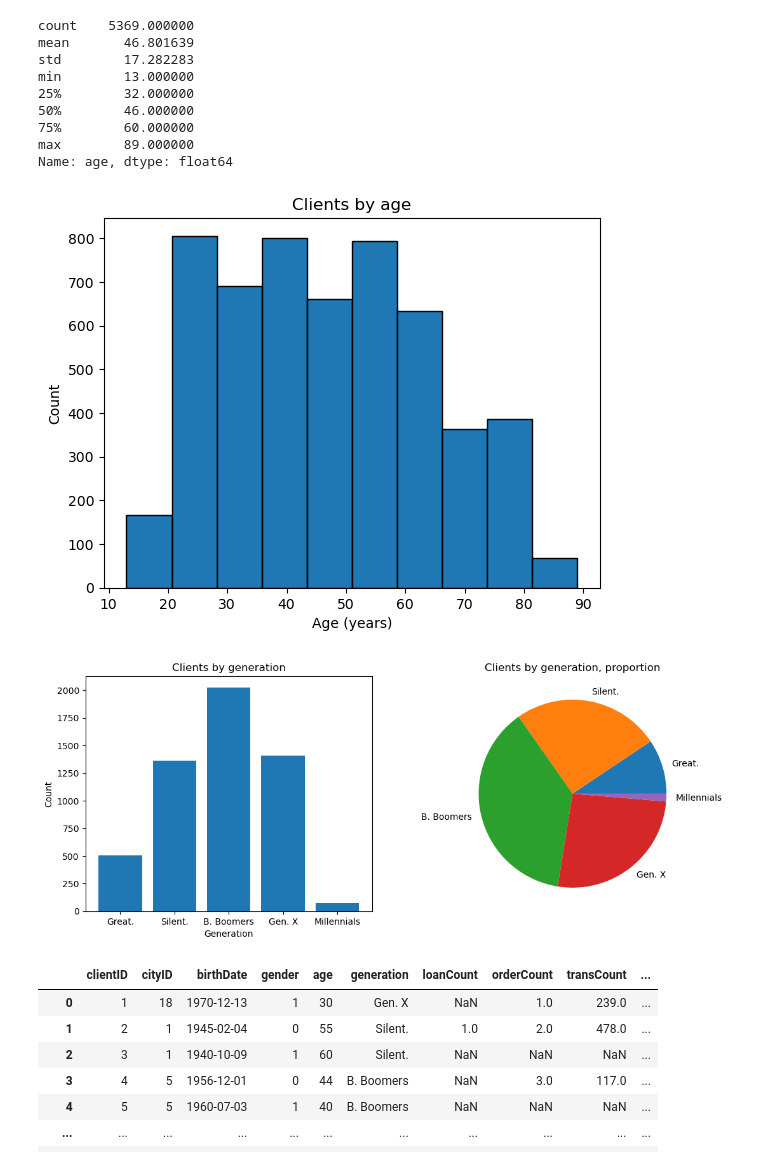
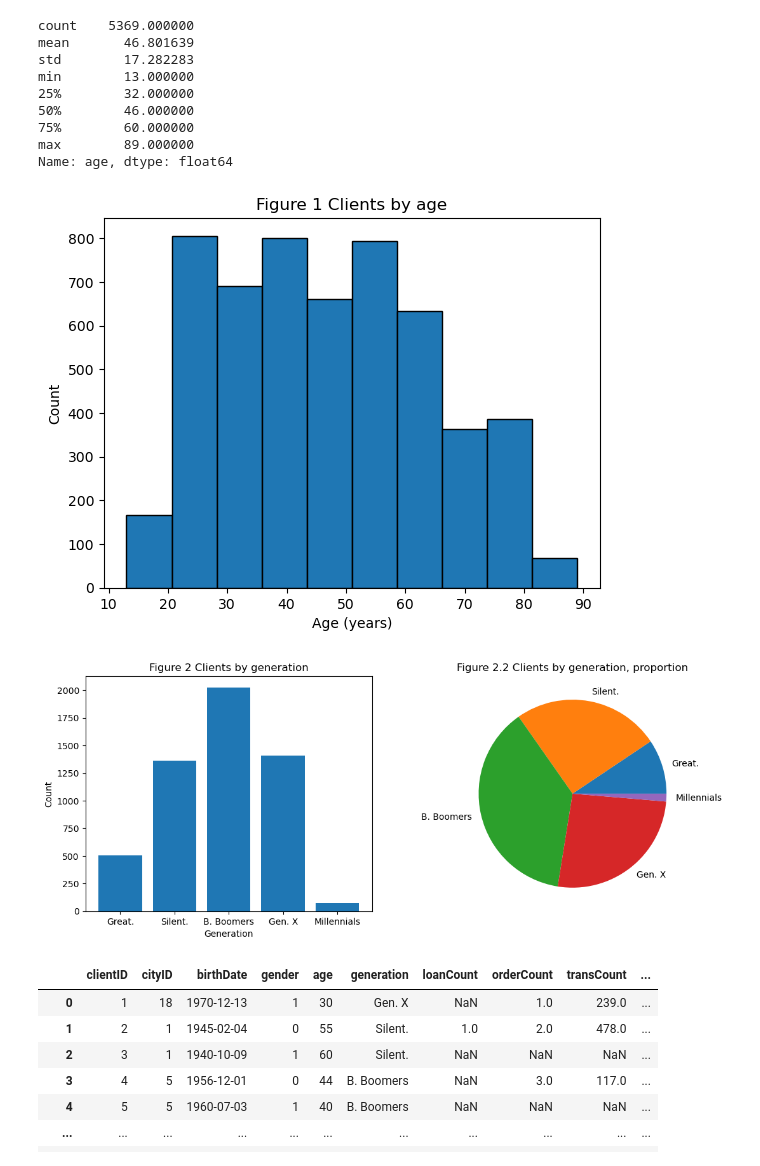
Before and after one commit to irismessage/data-essay, a Jupyter notebook: DATA Assessment 2023-24.ipynb, the cells around one changed output. Saved outputs shown, nothing was run; the diff lists cells and outputs as text; code cells hidden in the pictures.

```diff
--- a/DATA Assessment 2023-24.ipynb
+++ b/DATA Assessment 2023-24.ipynb
@@ -446,12 +446,12 @@ Name: age, dtype: float64
 # %%
 fig, ax = plt.subplots()
 ax.hist(dfc["age"], bins=10, edgecolor="black")
-ax.set_title("Clients by age")
+ax.set_title("Figure 1 Clients by age")
 ax.set_xlabel("Age (years)")
 ax.set_ylabel("Count")
 plt.show()
 # %% [output]
-[figure, old version]
+[figure, new version]
 # %%
 # https://en.wikipedia.org/wiki/Generation#Western_world
 generations = {
@@ -479,16 +479,16 @@ fig, (ax1, ax2) = plt.subplots(1, 2)
 fig.set_figwidth(fig.get_figwidth() * 2)
 
 ax1.bar(bins.index, bins)
-ax1.set_title("Clients by generation")
+ax1.set_title("Figure 2 Clients by generation")
 ax1.set_xlabel("Generation")
 ax1.set_ylabel("Count")
 
 ax2.pie(bins, labels=bins.index)
-ax2.set_title("Clients by generation, proportion")
+ax2.set_title("Figure 2.2 Clients by generation, proportion")
 
 plt.show()
 # %% [output]
-[figure, old version]
+[figure, new version]
 # %%
 con = sqlite3.connect(sqlf)
 # todo can write justificaiton of why owner
```
Also changed, not shown: parts of 6 cells of this notebook.
